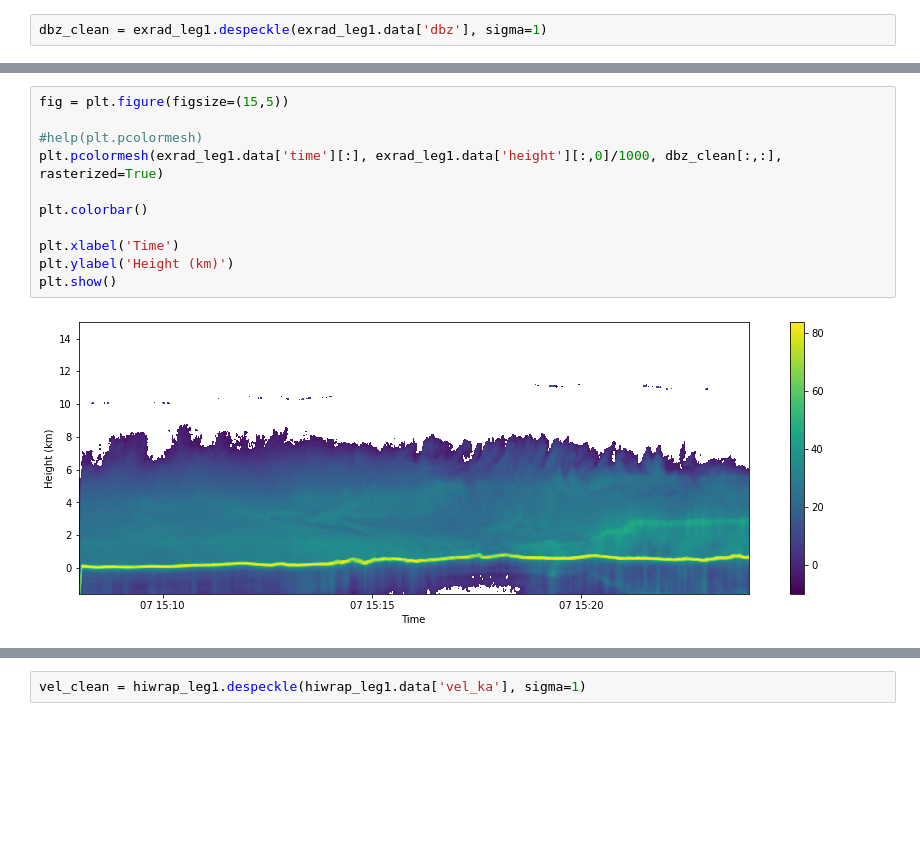
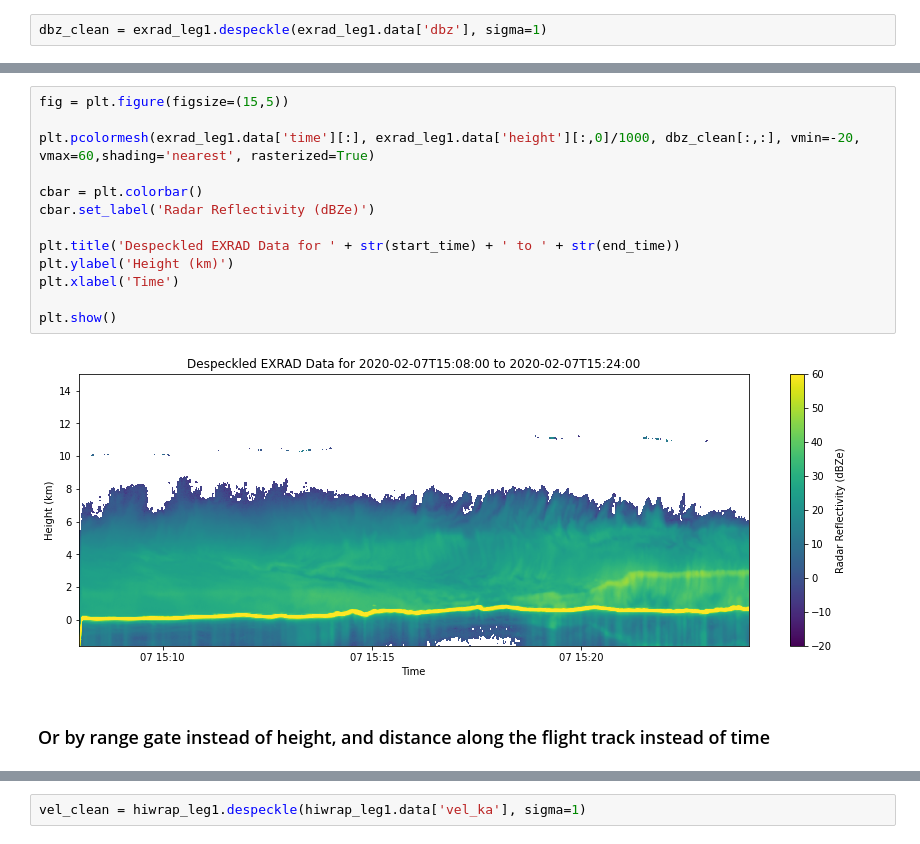
Before and after one commit to torimcd/impacts_tools, a Jupyter notebook: notebooks/examples/plot_radar_xsections.ipynb, the cells around one changed output, grey strips where cells are left out. Saved outputs shown, nothing was run; the diff lists cells and outputs as text; blank space fills up the shorter version.

```diff
--- a/notebooks/examples/plot_radar_xsections.ipynb
+++ b/notebooks/examples/plot_radar_xsections.ipynb
@@ -111,16 +113,20 @@ plt.show()
 # %%
 fig = plt.figure(figsize=(15,5))
 
-#help(plt.pcolormesh)
-plt.pcolormesh(exrad_leg1.data['time'][:], exrad_leg1.data['height'][:,0]/1000, dbz_clean[:,:], rasterized=True)
+plt.pcolormesh(exrad_leg1.data['time'][:], exrad_leg1.data['height'][:,0]/1000, dbz_clean[:,:], vmin=-20, vmax=60,shading='nearest', rasterized=True)
 
-plt.colorbar()
+cbar = plt.colorbar()
+cbar.set_label('Radar Reflectivity (dBZe)')
 
+plt.title('Despeckled EXRAD Data for ' + str(start_time) + ' to ' + str(end_time))
+plt.ylabel('Height (km)')
 plt.xlabel('Time')
-plt.ylabel('Height (km)')
+
 plt.show()
 # %% [output]
-[figure, old version]
+[figure, new version]
+# %% [markdown]
+### Or by range gate instead of height, and distance along the flight track instead of time
 # %%
 fig = plt.figure(figsize=(15,5))
 
```
Also changed, not shown: parts of 18 cells of this notebook.
